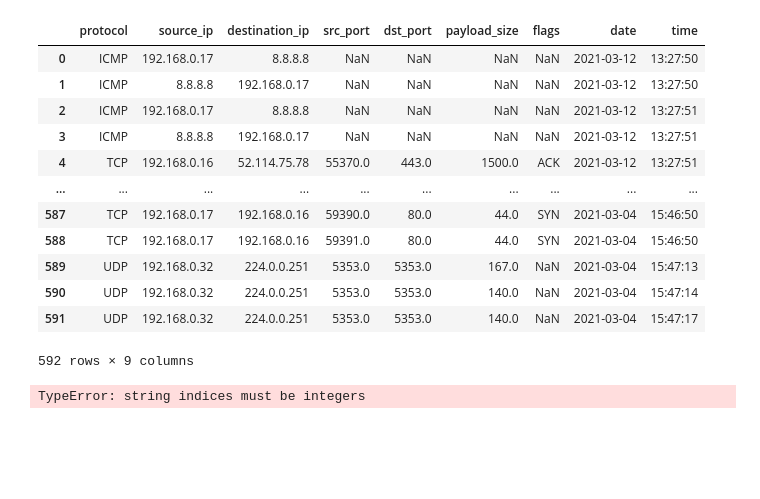
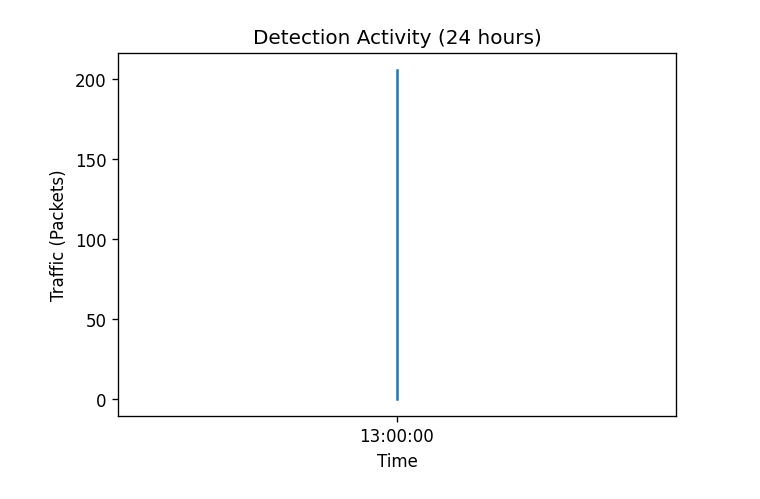
Before and after one commit to Iqrahaq/Python, a Jupyter notebook: masters/graphs.ipynb, the cells around one changed output. Drawn from its saved outputs; the diff is of its cells as text; code cells hidden in the pictures; blank space fills up the shorter version.

Commit message:
Top 3 Graphs Foundation Complete

```diff
--- a/masters/graphs.ipynb
+++ b/masters/graphs.ipynb
@@ -1,37 +1,24 @@
 # %%
 import pandas as pd
+import numpy as np
 import matplotlib.pyplot as plt
 from datetime import datetime
 
-todays_date = datetime.today()
+todays_date = np.datetime64('today')
 csv_path = "test.csv"
 csv = pd.read_csv(csv_path)
 packets = pd.DataFrame(csv)
 packets
+fig, ax = plt.subplots(dpi=120)
+ax = plt.gca()
+
+packets['date'] = pd.to_datetime(packets['date'], yearfirst=True)
+packets = packets.loc[(packets['date'] == todays_date)]
+packet_time = pd.to_datetime(packets['time'], format='%H:%M:%S').dt.strftime('%H').add(':00:00')
+ax.plot(packet_time, packets.index)
+ax.set_xlabel("Time")
+ax.set_ylabel("Traffic (Packets)")
+plt.title('Detection Activity (24 hours)')
+plt.show()
 # %% [output]
-|  | protocol | source_ip | destination_ip | src_port | dst_port | payload_size | flags | date | time |
-| 0 | ICMP | 192.168.0.17 | 8.8.8.8 | NaN | NaN | NaN | NaN | 2021-03-12 | 13:27:50 |
-| 1 | ICMP | 8.8.8.8 | 192.168.0.17 | NaN | NaN | NaN | NaN | 2021-03-12 | 13:27:50 |
-| 2 | ICMP | 192.168.0.17 | 8.8.8.8 | NaN | NaN | NaN | NaN | 2021-03-12 | 13:27:51 |
-| 3 | ICMP | 8.8.8.8 | 192.168.0.17 | NaN | NaN | NaN | NaN | 2021-03-12 | 13:27:51 |
-| 4 | TCP | 192.168.0.16 | 52.114.75.78 | 55370.0 | 443.0 | 1500.0 | ACK | 2021-03-12 | 13:27:51 |
-| ... | ... | ... | ... | ... | ... | ... | ... | ... | ... |
-| 587 | TCP | 192.168.0.17 | 192.168.0.16 | 59390.0 | 80.0 | 44.0 | SYN | 2021-03-04 | 15:46:50 |
-| 588 | TCP | 192.168.0.17 | 192.168.0.16 | 59391.0 | 80.0 | 44.0 | SYN | 2021-03-04 | 15:46:50 |
-| 589 | UDP | 192.168.0.32 | 224.0.0.251 | 5353.0 | 5353.0 | 167.0 | NaN | 2021-03-04 | 15:47:13 |
-| 590 | UDP | 192.168.0.32 | 224.0.0.251 | 5353.0 | 5353.0 | 140.0 | NaN | 2021-03-04 | 15:47:14 |
-| 591 | UDP | 192.168.0.32 | 224.0.0.251 | 5353.0 | 5353.0 | 140.0 | NaN | 2021-03-04 | 15:47:17 |
-592 rows × 9 columns
+[figure, added]
-# %%
-fig, ax = plt.subplots(dpi=120)
-ax = plt.gca()
-packets['date'] = pd.to_datetime(packets['date'], yearfirst=True)
-packets_date = packets[packets['date'] == pd.Timestamp.now()]
-packet_time = pd.to_datetime(packet['time'], format='%H:%M:%S').dt.strftime('%H').add(':00:00')
-ax.plot(packet_time, packets.index)
-ax.set_xlabel("Time")
-ax.set_ylabel("Amount")
-plt.title('Detection Activity (24 hours)')
-plt.show()
-# %% [output]
-TypeError: string indices must be integers
```
Also changed, not shown: parts of 2 cells of this notebook.
